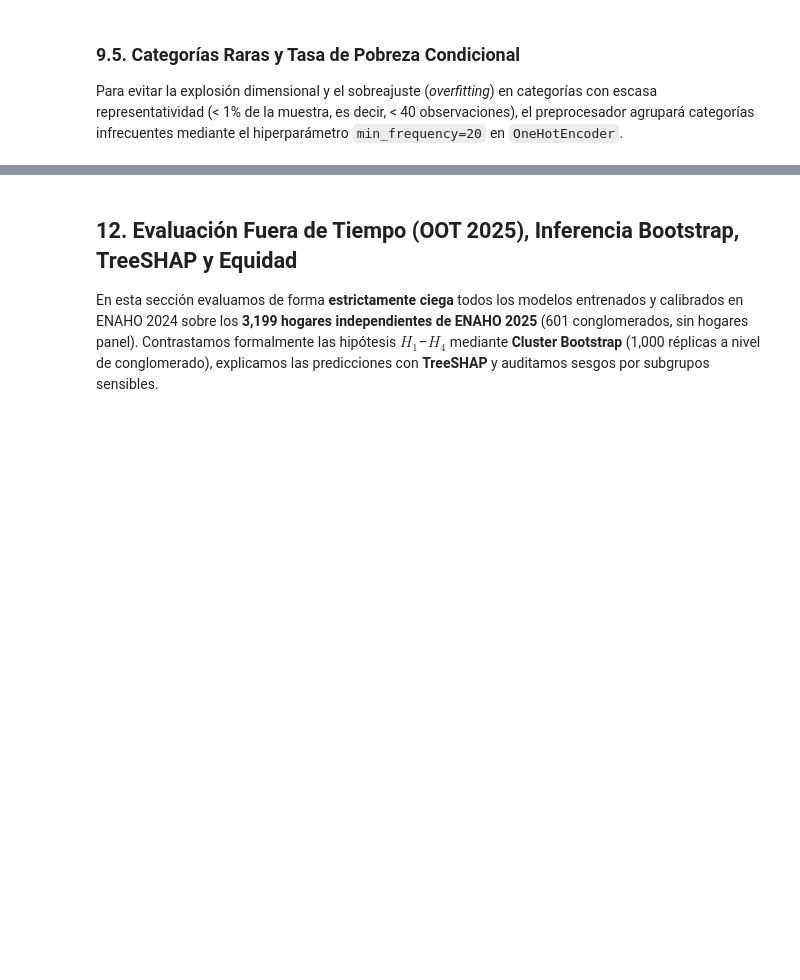
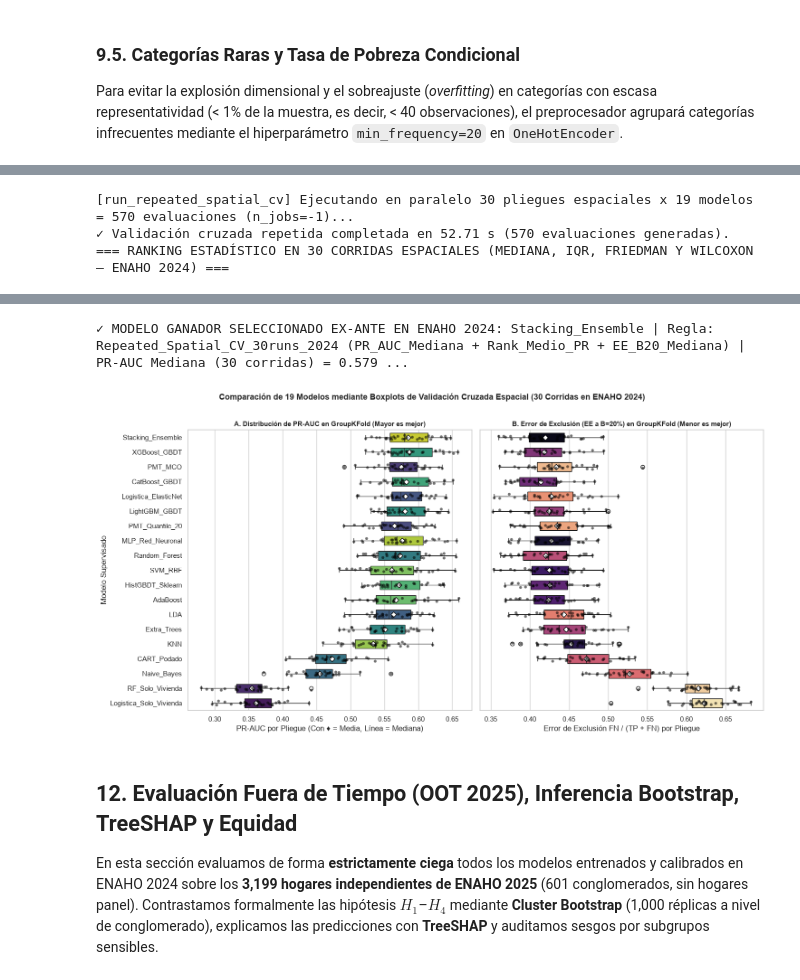
Before and after one commit to Ga3lAE/IA-Tarea-Academica, a Jupyter notebook: notebooks/pipeline_completo.ipynb, the cells around one changed output, grey strips where cells are left out. Drawn from its saved outputs; the diff is of its cells as text; code cells hidden in the pictures; blank space fills up the shorter version.

```diff
--- a/notebooks/pipeline_completo.ipynb
+++ b/notebooks/pipeline_completo.ipynb
@@ -9,14 +9,18 @@
 %autoreload 2
 
 import sys
+import platform
 from pathlib import Path
 import pandas as pd
 import numpy as np
+import sklearn
 
-# Configurar acceso a src/
+# Configurar acceso automático a la raíz del proyecto (contiene src/ y Data/)
 ROOT_DIR = Path.cwd().resolve()
-if ROOT_DIR.name == "notebooks":
-    ROOT_DIR = ROOT_DIR.parent
+for candidate in [ROOT_DIR, *ROOT_DIR.parents]:
+    if (candidate / "src").is_dir() and (candidate / "Data").is_dir():
+        ROOT_DIR = candidate
+        break
 if str(ROOT_DIR) not in sys.path:
     sys.path.insert(0, str(ROOT_DIR))
 
@@ -30,4 +34,13 @@ from src.io_enaho import (
     KEY_PERSONA,
 )
 
+pkgs_info = []
+for mod_name in ("lightgbm", "xgboost", "catboost", "shap", "joblib"):
+    try:
+        mod = __import__(mod_name)
+        pkgs_info.append(f"{mod_name}={getattr(mod, '__version__', 'ok')}")
+    except Exception:
+        pkgs_info.append(f"{mod_name}=NO_INSTALADO")
+
 print(f"✓ Entorno configurado correctamente. Raíz del proyecto: {ROOT_DIR}")
+print(f"✓ Intérprete: Python {platform.python_version()} | scikit-learn={sklearn.__version__} | " + " | ".join(pkgs_info))
@@ -474,18 +714,36 @@ Para obtener una comparación estadística de alta potencia (en lugar de solo 5
 # %%
-from src.models import run_repeated_spatial_cv, rank_models_by_folds, plot_cv_boxplots
+from src.models import (
+    run_repeated_spatial_cv,
+    rank_models_by_folds,
+    select_winner_from_cv_2024,
+    plot_cv_boxplots,
+)
 
 repeated_folds_df = run_repeated_spatial_cv(fitted_artifacts_2024, df_2024, n_splits=5, n_repeats=6)
 ranking_cv_df = rank_models_by_folds(repeated_folds_df, best_models_cv_df)
+selection_2024 = select_winner_from_cv_2024(ranking_cv_df, best_models_cv_df)
 
-print("=== RANKING ESTADÍSTICO EN 30 CORRIDAS ESPACIALES (MEDIANA, IQR, FRIEDMAN Y WILCOXON) ===")
+print("=== RANKING ESTADÍSTICO EN 30 CORRIDAS ESPACIALES (MEDIANA, IQR, FRIEDMAN Y WILCOXON — ENAHO 2024) ===")
 display(ranking_cv_df[[
     "Modelo", "Familia", "N_Corridas", "PR_AUC_Mediana", "PR_AUC_IQR",
     "PR_AUC_Mean_Runs", "PR_AUC_Std_Runs", "Rank_Medio_PR", "Veces_Top1_PR", "Veces_Top3_PR",
     "Wilcoxon_p_vs_Top1", "EE_B20_Mediana", "EE_B20_IQR", "Prec_at_Rec70_OOF"
 ]])
 
+print(
+    f"\n✓ MODELO GANADOR SELECCIONADO EX-ANTE EN ENAHO 2024: {selection_2024['winner_name']} "
+    f"| Regla: {selection_2024['selection_rule']} "
+    f"| PR-AUC Mediana (30 corridas) = {selection_2024['pr_auc_mediana_2024']:.4f} "
+    f"| Rank Medio Friedman = {selection_2024['rank_medio_pr_2024']:.2f} "
+    f"| EE_B20 Mediana = {selection_2024['ee_b20_mediana_2024']:.4f}"
+)
+
 _ = plot_cv_boxplots(
     repeated_folds_df,
     save_path=ROOT_DIR / "Documentation" / "latex" / "figures" / "cv2024_boxplot_models.png",
     show=True,
 )
+# %% [output]
+[run_repeated_spatial_cv] Ejecutando en paralelo 30 pliegues espaciales x 19 modelos = 570 evaluaciones (n_jobs=-1)...
+✓ Validación cruzada repetida completada en 52.71 s (570 evaluaciones generadas).
+=== RANKING ESTADÍSTICO EN 30 CORRIDAS ESPACIALES (MEDIANA, IQR, FRIEDMAN Y WILCOXON — ENAHO 2024) ===
@@ -492,3 +767,5 @@ _ = plot_cv_boxplots(
+✓ MODELO GANADOR SELECCIONADO EX-ANTE EN ENAHO 2024: Stacking_Ensemble | Regla: Repeated_Spatial_CV_30runs_2024 (PR_AUC_Mediana + Rank_Medio_PR + EE_B20_Mediana) | PR-AUC Mediana (30 corridas) = 0.579 ...
+[figure, added]
 # %% [markdown]
 ## 12. Evaluación Fuera de Tiempo (OOT 2025), Inferencia Bootstrap, TreeSHAP y Equidad
 
```
Also changed, not shown: parts of 30 cells of this notebook, 22 other files.
